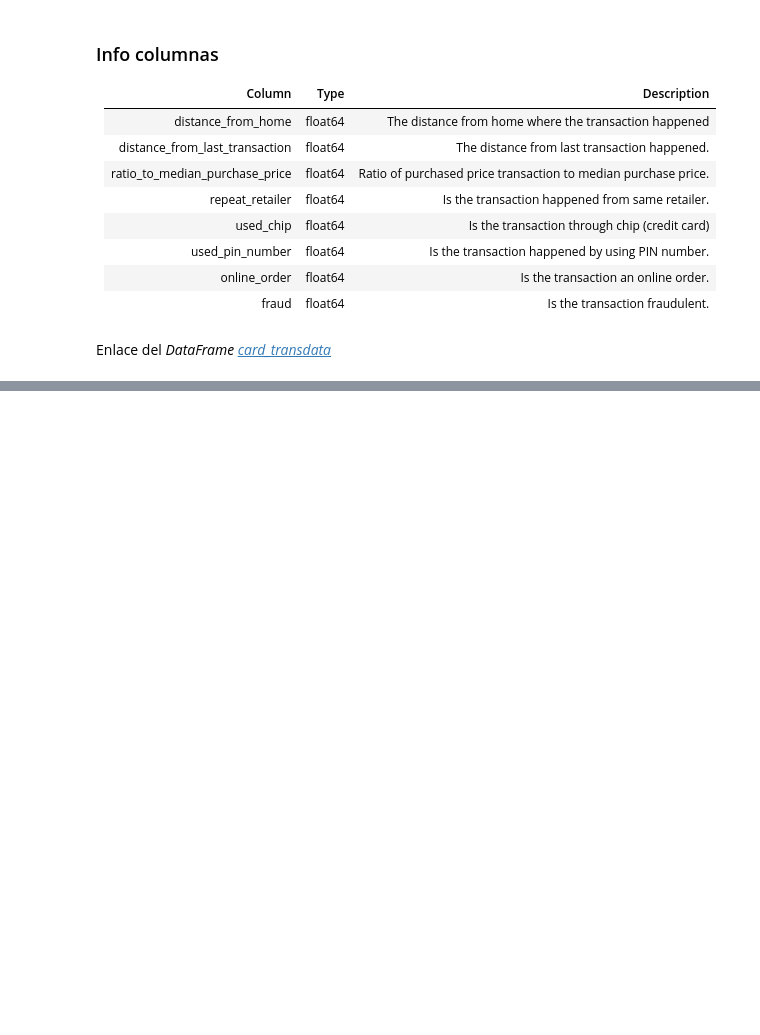
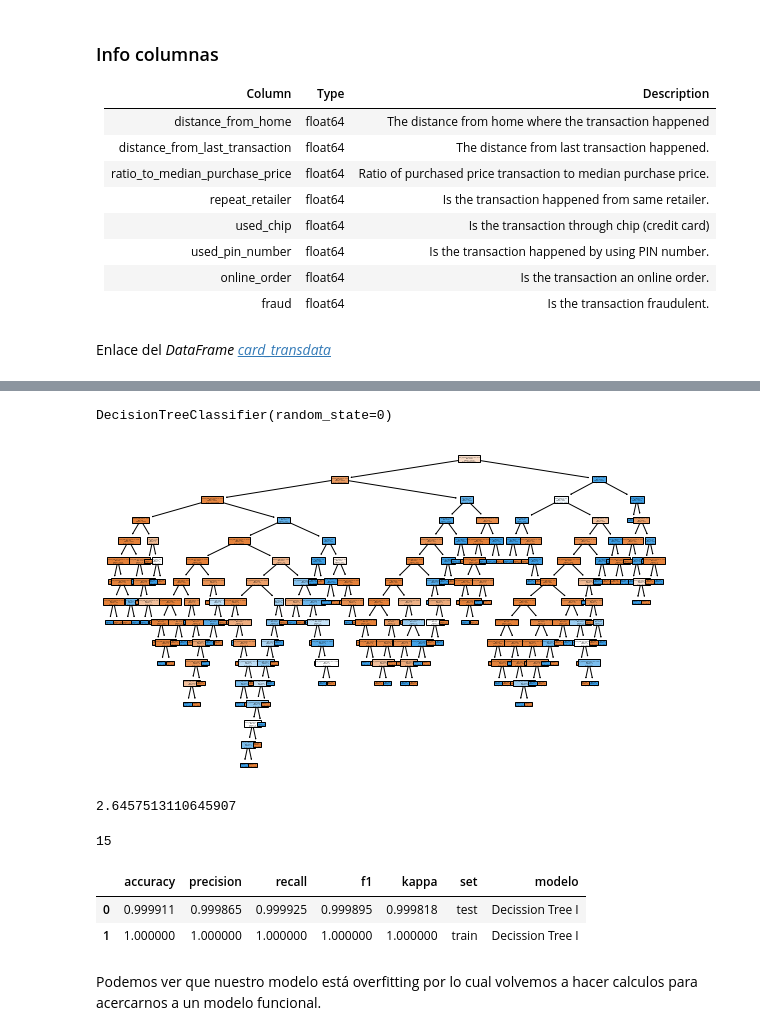
Before and after one commit to VannaLZ/Modulo_3_Sprint_1_VannaPaula, a Jupyter notebook: Regresion Logistica/Lecc05-Decision_Tree.ipynb, the cells around one changed output, grey strips where cells are left out. Drawn from its saved outputs; the diff is of its cells as text; code cells hidden in the pictures; blank space fills up the shorter version.

```diff
--- a/Regresion Logistica/Lecc05-Decision_Tree.ipynb
+++ b/Regresion Logistica/Lecc05-Decision_Tree.ipynb
@@ -37,3 +37,6 @@ warnings.filterwarnings('ignore')
 |fraud | float64| Is the transaction fraudulent.
 # %% [markdown]
 Enlace del *DataFrame* *[card_transdata](https://www.kaggle.com/datasets/dhanushnarayananr/credit-card-fraud)*
+# %%
+df = pd.read_csv("../datos/card_transdata_balanceado.csv", index_col = 0)
+df.head(2)
@@ -39,0 +47,35 @@ Enlace del *DataFrame* *[card_transdata](https://www.kaggle.com/datasets/dhanush
+# %%
+# separamos los datos en X e y
+
+X1 = df.drop("fraud", axis = 1)
+y1 = df["fraud"]
+# %%
+# separamos en train y test
+x_train1, x_test1, y_train1, y_test1 = train_test_split(X1, y1, test_size = 0.2, random_state = 42)
+# %%
+# creamos el objeto del modelo, al igual que hacíamos en la regresión lineal
+arbol = DecisionTreeClassifier(random_state =0)
+
+# ajustamos el modelo, igual que en la regresión lienal.
+arbol.fit(x_train1, y_train1)
+# %% [output]
+DecisionTreeClassifier(random_state=0)
+# %%
+fig = plt.figure(figsize = (10,6))
+tree.plot_tree(arbol, feature_names = x_train1.columns, filled = True)
+plt.show()
+# %% [output]
+[figure, added]
+# %%
+# max features. Como vemos, debemos poner en nuestro modelo una profudidad máxima de 4.
+
+max_features = np.sqrt(len(x_train1.columns))
+max_features
+# %% [output]
+2.6457513110645907
+# %%
+# max depth
+
+print(arbol.tree_.max_depth)
+# %% [output]
+15
@@ -39,0 +114,11 @@ Enlace del *DataFrame* *[card_transdata](https://www.kaggle.com/datasets/dhanush
+# %%
+# sacamos las métricas para ver si hay overfitting o unerfitting, para modificar la profundidad en función de estos resultados
+
+dt_results1 = metricas(y_test1, y_pred_test_esta, y_train1, y_pred_train_esta, "Decission Tree I")
+dt_results1
+# %% [output]
+|  | accuracy | precision | recall | f1 | kappa | set | modelo |
+| 0 | 0.999911 | 0.999865 | 0.999925 | 0.999895 | 0.999818 | test | Decission Tree I |
+| 1 | 1.000000 | 1.000000 | 1.000000 | 1.000000 | 1.000000 | train | Decission Tree I |
+# %% [markdown]
+Podemos ver que nuestro modelo está overfitting por lo cual volvemos a hacer calculos para acercarnos a un modelo funcional.
```
Also changed, not shown: parts of 14 cells of this notebook.
